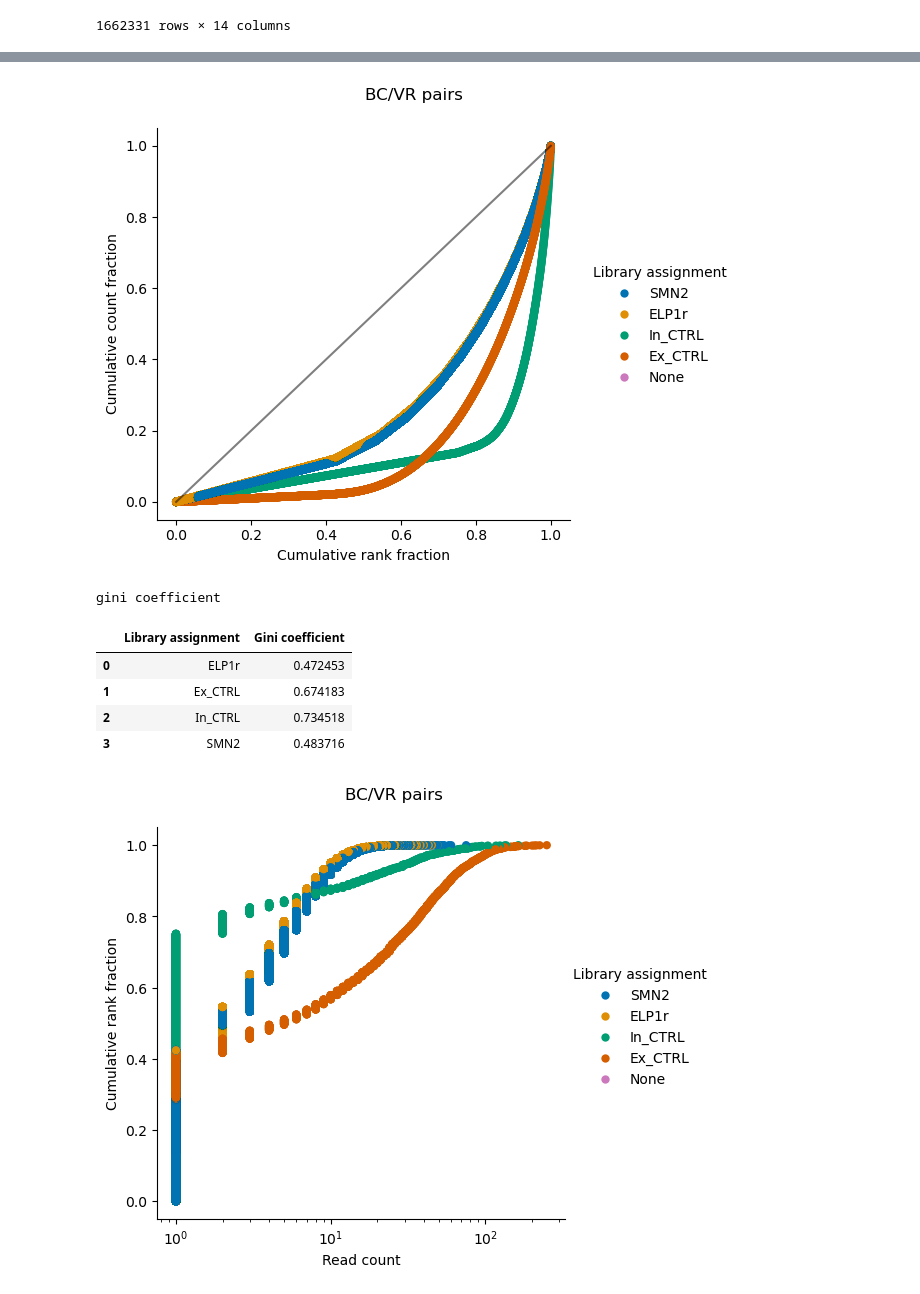
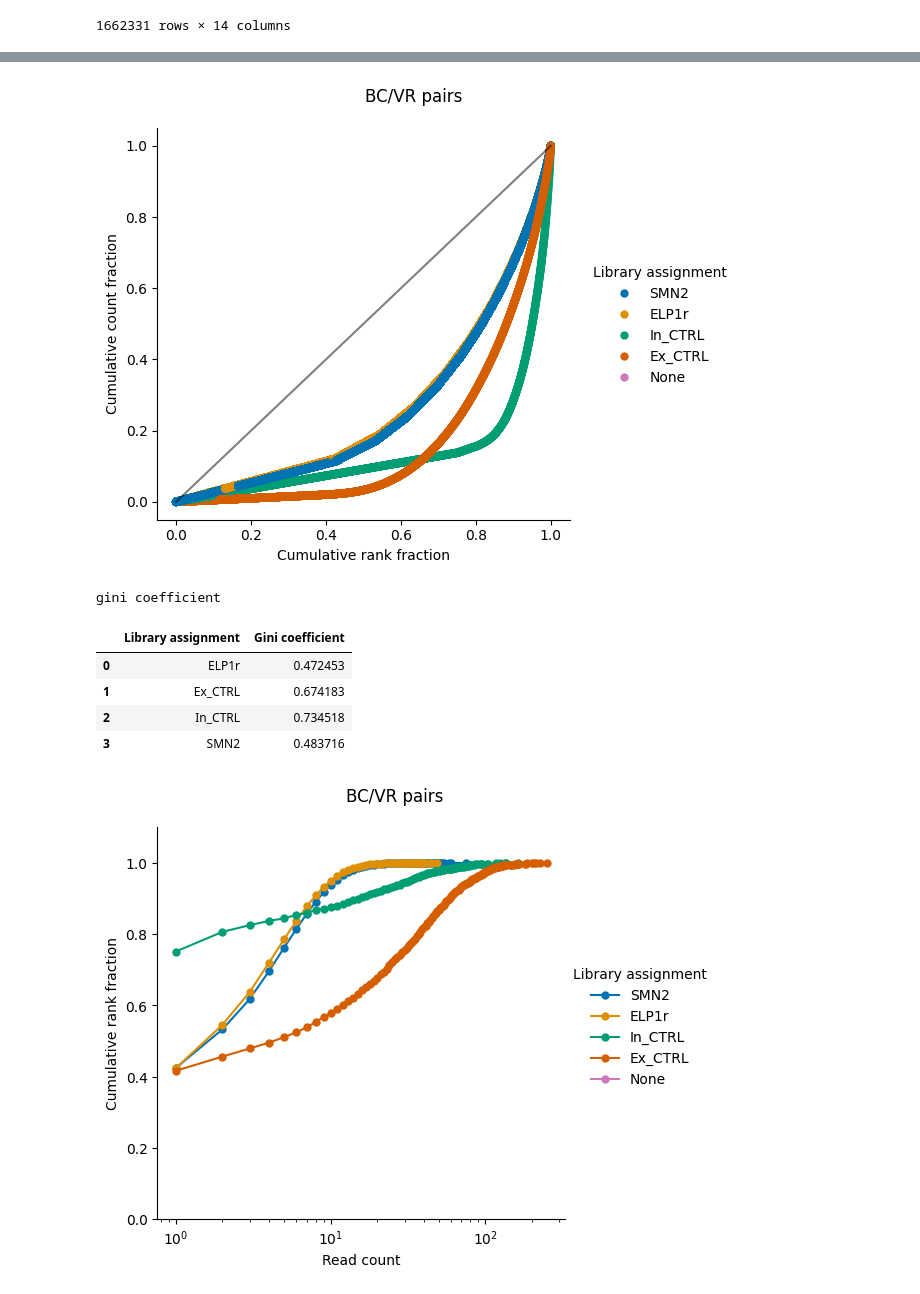
Before and after one commit to jackdesmarais/2025_12_03_pac_bio_library_mapping_risLlib_001_002_003_004, a Jupyter notebook: 2026_05_04_reanalysis/pretty_figure_generation.ipynb, the cells around one changed output, grey strips where cells are left out. Drawn from its saved outputs; the diff is of its cells as text; code cells hidden in the pictures.

Commit message:
figure updates

```diff
--- a/2026_05_04_reanalysis/pretty_figure_generation.ipynb
+++ b/2026_05_04_reanalysis/pretty_figure_generation.ipynb
@@ -7,6 +6,6 @@ from Bio.Seq import Seq
 sns.set_palette('colorblind')
 # %%
-good_pairs = pd.read_csv('./parsing_v2/2026_05_08_filtered_BC_VR_table.csv')
+good_pairs = pd.read_csv('./parsing_v2/2026_05_08_filtered_BC_VR_table.csv.xz')
 good_pairs
 # %% [output]
 |  | Unnamed: 0 | index | file_name | upstream_barcode | downstream_barcode | lib001_variable_exon | ... |
@@ -87,7 +86,7 @@ def gini(sorted_arr):
 print('gini coefficient')
 display(to_plot.groupby(group_cols)[y_col].apply(gini).rename('Gini coefficient').reset_index())
 # %% [output]
-[figure, old version]
+[figure, new version]
 gini coefficient
 |  | Library assignment | Gini coefficient |
 | 0 | ELP1r | 0.472453 |
@@ -97,32 +96,34 @@ gini coefficient
 # %%
 data_df = good_pairs.copy().rename(columns={
         'Read_count':'Read count',
         'library_assignment':'Library assignment'
     }).replace({
         'lib1':'SMN2',
         'lib2':'ELP1r',
         'lib3':'In_CTRL',
         'lib4':'Ex_CTRL',
     })
 y_col = 'Read count'
 title = 'BC/VR pairs'
 group_cols = ['Library assignment']
 hue_order=['SMN2', 'ELP1r', 'In_CTRL', 'Ex_CTRL', 'None']
 col_order=['bc2011', 'bc2015', 'unassigned']
 
 to_plot = data_df.sort_values(y_col, ascending=False)
 to_plot['Cumulative rank fraction'] = to_plot.groupby(group_cols)[y_col].rank(method='first', ascending=True).sort_values().groupby([to_plot[col] for col in group_cols], group_keys=False).apply(lambda x: x/(len(x)))
 
-g = sns.relplot(data=to_plot, y="Cumulative rank fraction", x=y_col,  kind='scatter', hue='Library assignment', hue_order=hue_order, #col_order=col_order, col="file_name",
-                edgecolor='none')
+g = sns.relplot(data=to_plot, y="Cumulative rank fraction", x=y_col, kind='line',
+                hue='Library assignment', hue_order=hue_order, marker='o',
+                estimator='max', errorbar=None, markeredgecolor='none')
 for ax in g.axes.flat:
     ax.set_xscale('log')
+    ax.set_ylim(0, 1.1)
     # ax.set_yscale('log')
 plt.subplots_adjust(top=0.9)
 plt.suptitle(title)
 plt.show()
 # %% [output]
-[figure, old version]
+[figure, new version]
 # %%
 to_plot = good_pairs.copy()
 to_plot['BC'] = to_plot['upstream_barcode']+to_plot['downstream_barcode']
```
Also changed, not shown: parts of 7 cells of this notebook.
